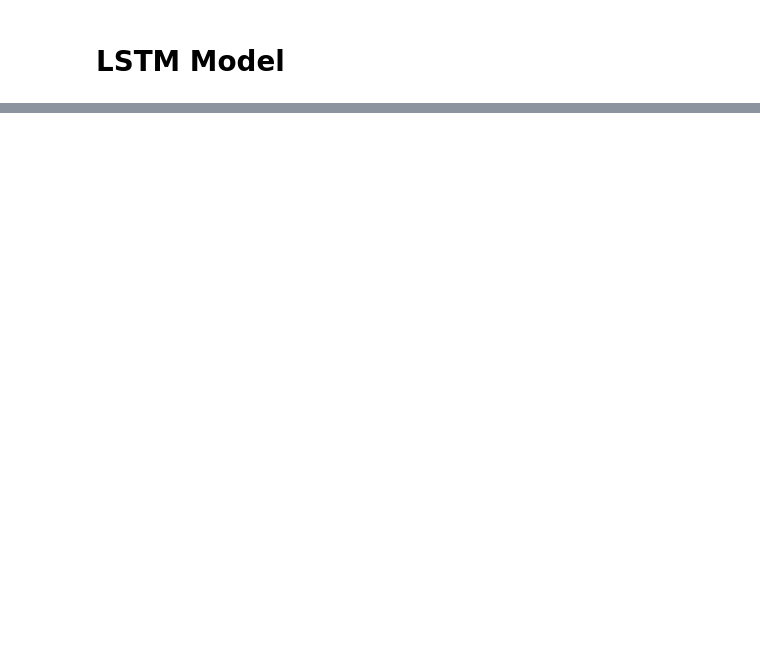
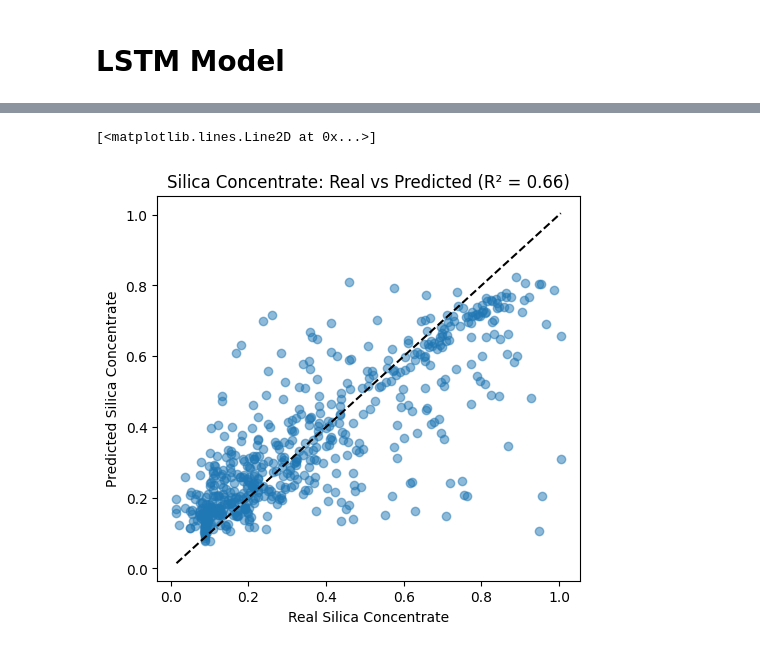
Before and after one commit to nicole-baltodano/Silica-concentrate-prediction, a Jupyter notebook: Recurrent neural network (RNN)-LSTM.ipynb, the cells around one changed output, grey strips where cells are left out. Cells and saved outputs as stored; diff of their text form; code cells hidden in the pictures; blank space fills up the shorter version.

```diff
--- a/Recurrent neural network (RNN)-LSTM.ipynb
+++ b/Recurrent neural network (RNN)-LSTM.ipynb
@@ -196,6 +266,12 @@ df['Air_pH_Interaction'] = df['Flotation Column 01 Air Flow'] * df['Ore Pulp pH'
 # %%
-# Calculate the number of rows to select
-train_size = int(len(df) * 0.7)
+# Calculate split sizes
+train_size = int(len(df) * 0.7)  # 70% for training
+val_size = int(len(df) * 0.15)   # 15% for validation
 
-# Select the first 70% of the rows for training
-df_train, df_test = df.iloc[:train_size], df.iloc[train_size:]
+# Split the dataset
+df_train = df.iloc[:train_size]  # First 70% for training
+df_val = df.iloc[train_size:train_size + val_size]  # Next 15% for validation
+df_test = df.iloc[train_size + val_size:]  # Remaining 15% for testing
+
+# Print dataset sizes
+print(f"📊 Train Size: {len(df_train)}, Validation Size: {len(df_val)}, Test Size: {len(df_test)}")
@@ -204,6 +282,7 @@ df_train, df_test = df.iloc[:train_size], df.iloc[train_size:]
 scaler = MinMaxScaler()
 
 df_train = pd.DataFrame(scaler.fit_transform(df_train), columns=scaler.get_feature_names_out())
+df_val = pd.DataFrame(scaler.transform(df_val), columns=scaler.get_feature_names_out())
 df_test = pd.DataFrame(scaler.transform(df_test), columns=scaler.get_feature_names_out())
 # %%
 
@@ -397,0 +474,25 @@ r1 = r2_score(y_test_flat, pred)
+# %%
+
+
+# Path to save best parameters
+best_params_path = "best_lstm_params.json"
+
+# Load best parameters
+with open(best_params_path, "r") as f:
+    best_params = json.load(f)
+
+print(f"🚀 Using Best Parameters: {best_params}")
+
+# Train the model again with best parameters
+history, best_model, X_test, y_test = fit_model(df_train, df_test, **best_params)
+
+# Make predictions
+pred = best_model.predict(X_test)
+y_test_flat = y_test.reshape(-1, 1)
+
+r1 = r2_score(y_test_flat, pred)
+
+# Compute R^2 Score
+
+r1 = r2_score(y_test.reshape(-1, 1), pred)
+print("Restored Model R^2 Score:", r1)
@@ -398,11 +517,14 @@ r1 = r2_score(y_test_flat, pred)
 # %%
 # Scatter plots
 plt.figure(figsize=(12, 5))
 
 # Scatter plot for target
 plt.subplot(1, 2, 1)
 plt.scatter(y_test_flat, pred, alpha=0.5)
-plt.xlabel('Real Silica Concentrate %')
-plt.ylabel('Predicted Silica Concentrate %')
+plt.xlabel('Real Silica Concentrate')
+plt.ylabel('Predicted Silica Concentrate')
 plt.title(f'Silica Concentrate: Real vs Predicted (R² = {r1:.2f})')
 plt.plot([y_test_flat.min(), y_test_flat.max()], [y_test_flat.min(),y_test_flat.max()], 'k--')
+# %% [output]
+[<matplotlib.lines.Line2D at 0x...>]
+[figure, added]
```
Also changed, not shown: parts of 19 cells of this notebook, 1 other file.
